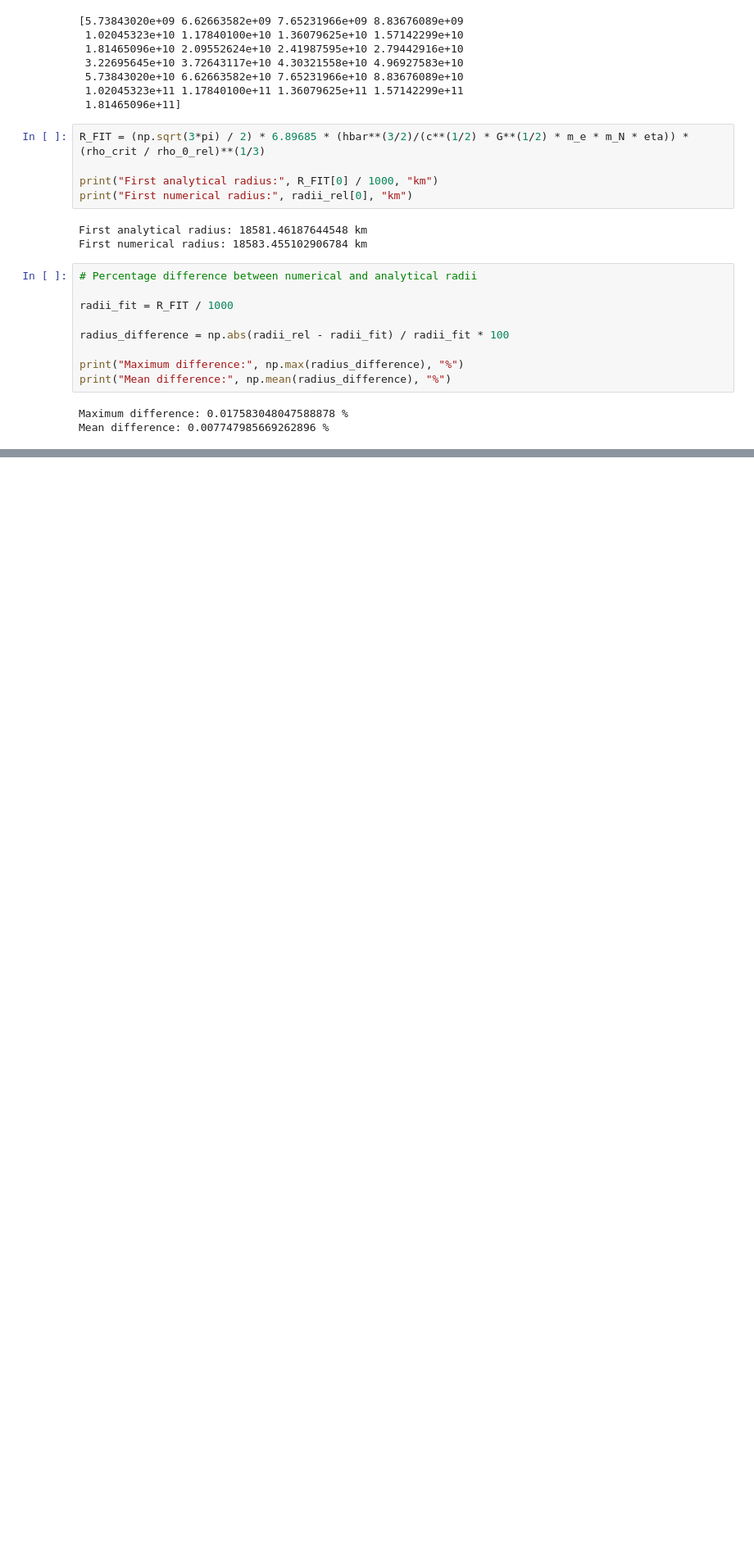
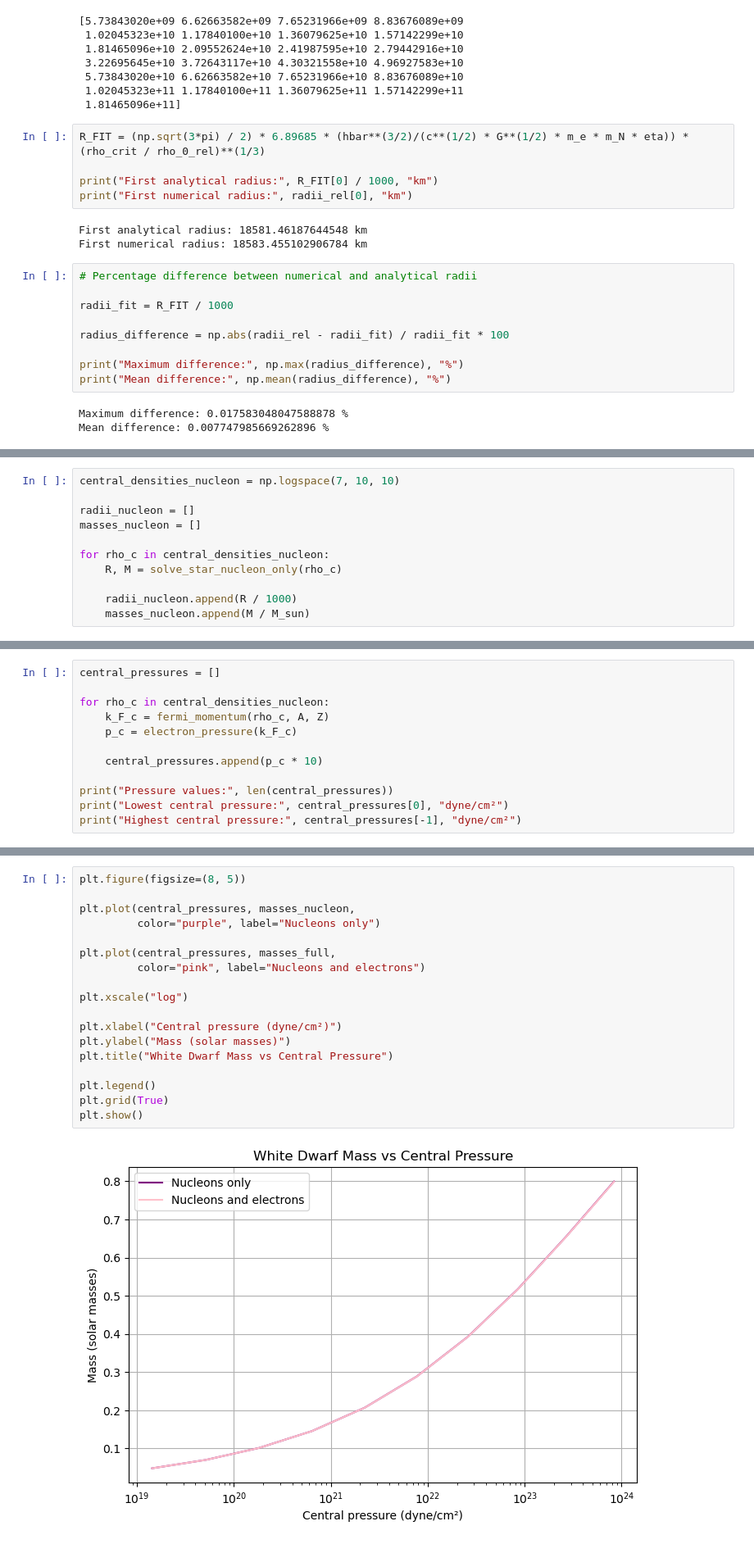
Before and after one commit to charlprend/Compact-Star-Modelling-, a Jupyter notebook: Notebooks/sagert_eos_code.ipynb, the cells around one changed output, grey strips where cells are left out. Shown at 82% size. Drawn from its saved outputs; the diff is of its cells as text; blank space fills up the shorter version.

```diff
--- a/Notebooks/sagert_eos_code.ipynb
+++ b/Notebooks/sagert_eos_code.ipynb
@@ -782,0 +871,11 @@ Mean difference: 0.007747985669262896 %
+# %%
+central_densities_nucleon = np.logspace(7, 10, 10)
+
+radii_nucleon = []
+masses_nucleon = []
+
+for rho_c in central_densities_nucleon:
+    R, M = solve_star_nucleon_only(rho_c)
+
+    radii_nucleon.append(R / 1000)
+    masses_nucleon.append(M / M_sun)
@@ -782,0 +886,12 @@ Mean difference: 0.007747985669262896 %
+# %%
+central_pressures = []
+
+for rho_c in central_densities_nucleon:
+    k_F_c = fermi_momentum(rho_c, A, Z)
+    p_c = electron_pressure(k_F_c)
+
+    central_pressures.append(p_c * 10)
+
+print("Pressure values:", len(central_pressures))
+print("Lowest central pressure:", central_pressures[0], "dyne/cm²")
+print("Highest central pressure:", central_pressures[-1], "dyne/cm²")
@@ -782,0 +902,20 @@ Mean difference: 0.007747985669262896 %
+# %%
+plt.figure(figsize=(8, 5))
+
+plt.plot(central_pressures, masses_nucleon,
+         color="purple", label="Nucleons only")
+
+plt.plot(central_pressures, masses_full,
+         color="pink", label="Nucleons and electrons")
+
+plt.xscale("log")
+
+plt.xlabel("Central pressure (dyne/cm²)")
+plt.ylabel("Mass (solar masses)")
+plt.title("White Dwarf Mass vs Central Pressure")
+
+plt.legend()
+plt.grid(True)
+plt.show()
+# %% [output]
+[figure, added]
```
Also changed, not shown: parts of 45 cells of this notebook, 1 other file.
